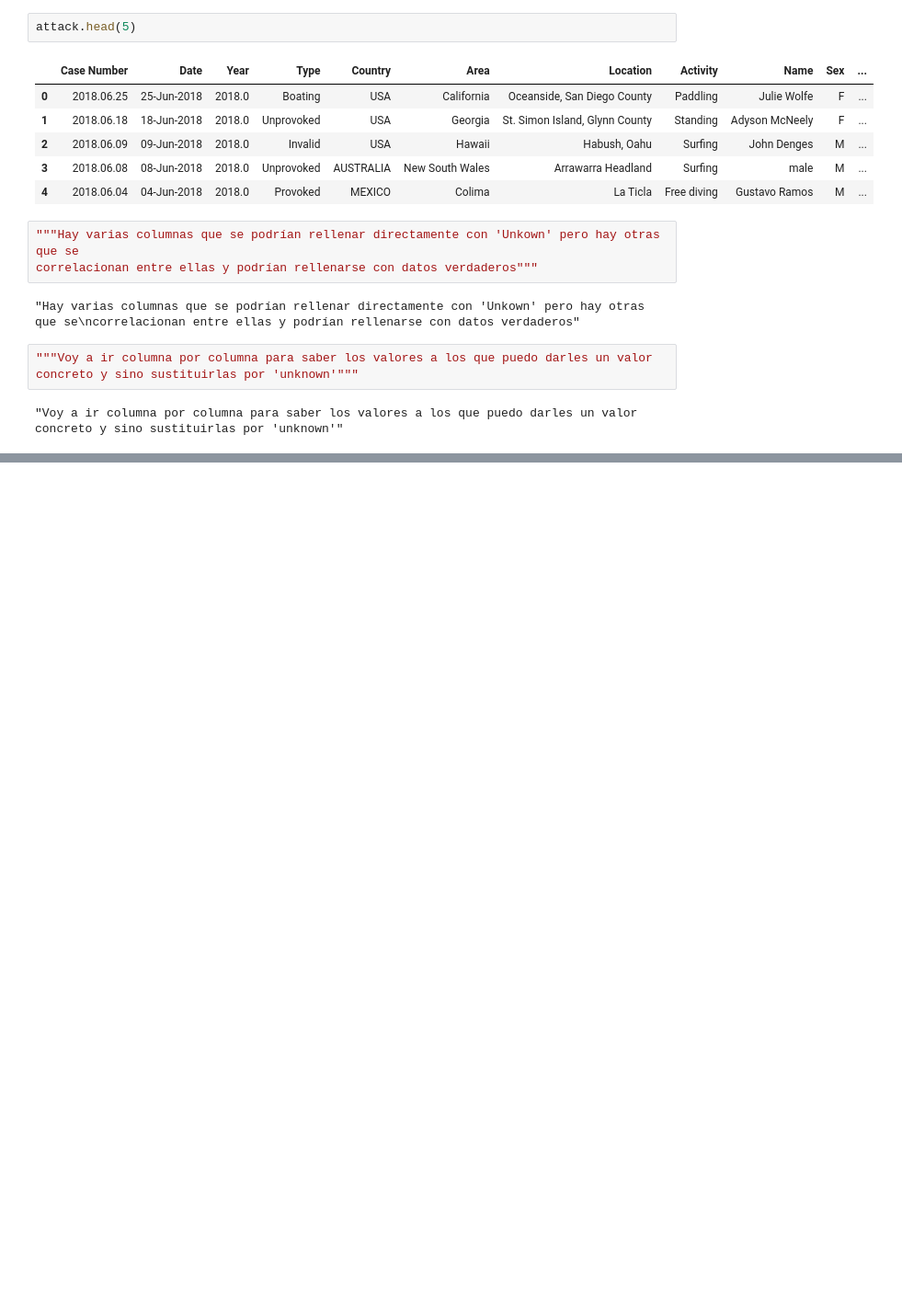
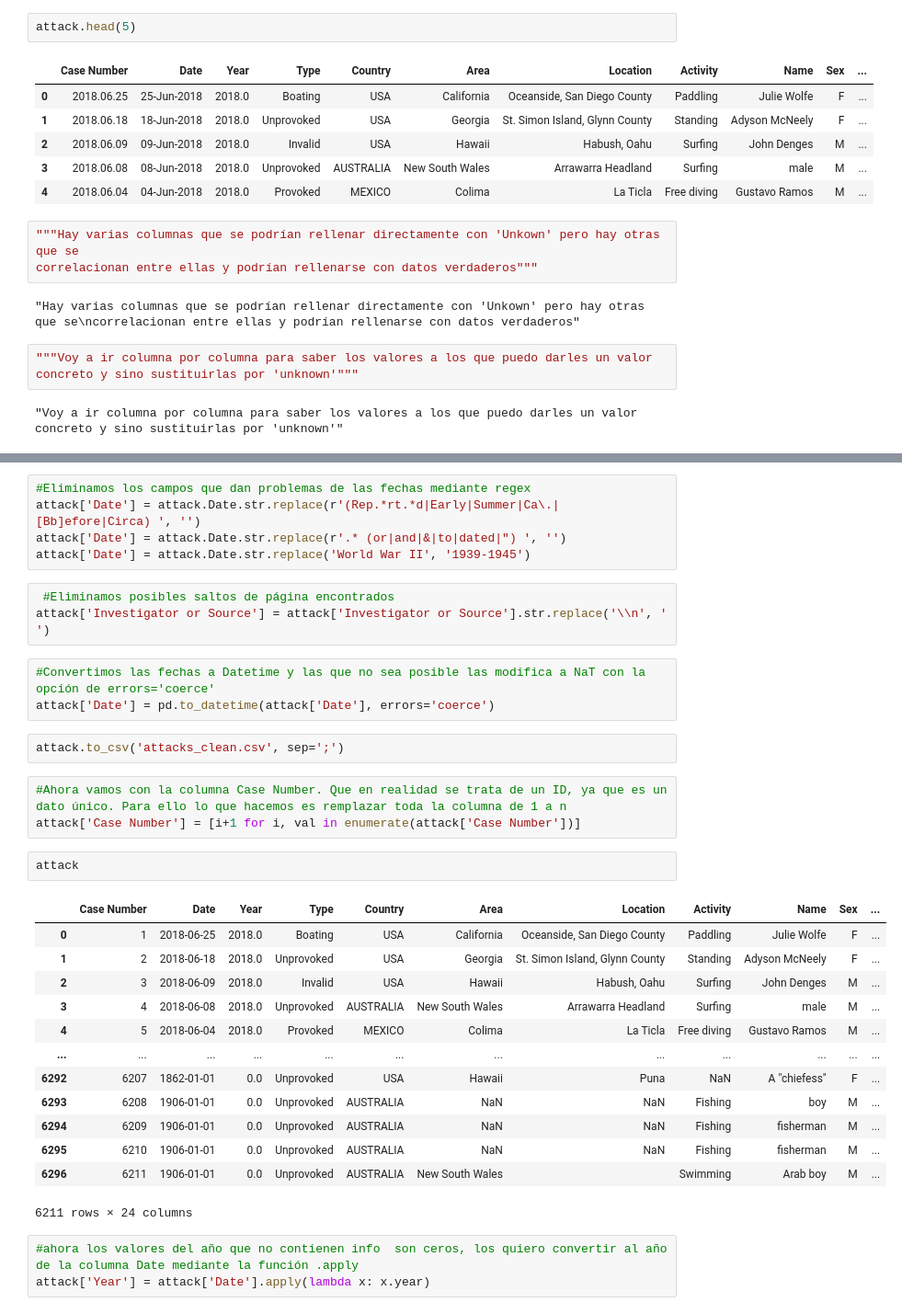
Before and after one commit to crisgo-data/data-cleaning-sharks-attack, a Jupyter notebook: limpieza_sharks.ipynb, the cells around one changed output, grey strips where cells are left out. Shown at 92% size. Drawn from its saved outputs; the diff is of its cells as text; blank space fills up the shorter version.

Commit message:
location

```diff
--- a/limpieza_sharks.ipynb
+++ b/limpieza_sharks.ipynb
@@ -274 +277,36 @@ Name: Date, Length: 5433, dtype: int64
+# %%
+#Eliminamos los campos que dan problemas de las fechas mediante regex
+attack['Date'] = attack.Date.str.replace(r'(Rep.*rt.*d|Early|Summer|Ca\.|[Bb]efore|Circa) ', '')
+attack['Date'] = attack.Date.str.replace(r'.* (or|and|&|to|dated|") ', '')
+attack['Date'] = attack.Date.str.replace('World War II', '1939-1945')
+# %%
+ #Eliminamos posibles saltos de página encontrados
+attack['Investigator or Source'] = attack['Investigator or Source'].str.replace('\\n', ' ')
+# %%
+#Convertimos las fechas a Datetime y las que no sea posible las modifica a NaT con la opción de errors='coerce'
+attack['Date'] = pd.to_datetime(attack['Date'], errors='coerce')
+# %%
+attack.to_csv('attacks_clean.csv', sep=';')
+# %%
+#Ahora vamos con la columna Case Number. Que en realidad se trata de un ID, ya que es un dato único. Para ello lo que hacemos es remplazar toda la columna de 1 a n
+attack['Case Number'] = [i+1 for i, val in enumerate(attack['Case Number'])]
+# %%
+attack
+# %% [output]
+|  | Case Number | Date | Year | Type | Country | Area | Location | Activity | Name | Sex | ... |
+| 0 | 1 | 2018-06-25 | 2018.0 | Boating | USA | California | Oceanside, San Diego County | Paddling | Julie Wolfe | F | ... |
+| 1 | 2 | 2018-06-18 | 2018.0 | Unprovoked | USA | Georgia | St. Simon Island, Glynn County | Standing | Adyson McNeely | F | ... |
+| 2 | 3 | 2018-06-09 | 2018.0 | Invalid | USA | Hawaii | Habush, Oahu | Surfing | John Denges | M | ... |
+| 3 | 4 | 2018-06-08 | 2018.0 | Unprovoked | AUSTRALIA | New South Wales | Arrawarra Headland | Surfing | male | M | ... |
+| 4 | 5 | 2018-06-04 | 2018.0 | Provoked | MEXICO | Colima | La Ticla | Free diving | Gustavo Ramos | M | ... |
+| ... | ... | ... | ... | ... | ... | ... | ... | ... | ... | ... | ... |
+| 6292 | 6207 | 1862-01-01 | 0.0 | Unprovoked | USA | Hawaii | Puna | NaN | A "chiefess" | F | ... |
+| 6293 | 6208 | 1906-01-01 | 0.0 | Unprovoked | AUSTRALIA | NaN | NaN | Fishing | boy | M | ... |
+| 6294 | 6209 | 1906-01-01 | 0.0 | Unprovoked | AUSTRALIA | NaN | NaN | Fishing | fisherman | M | ... |
+| 6295 | 6210 | 1906-01-01 | 0.0 | Unprovoked | AUSTRALIA | NaN | NaN | Fishing | fisherman | M | ... |
+| 6296 | 6211 | 1906-01-01 | 0.0 | Unprovoked | AUSTRALIA | New South Wales |  | Swimming | Arab boy | M | ... |
+6211 rows × 24 columns
+# %%
+#ahora los valores del año que no contienen info  son ceros, los quiero convertir al año de la columna Date mediante la función .apply
+attack['Year'] = attack['Date'].apply(lambda x: x.year)
 # %%
```
Also changed, not shown: parts of 22 cells of this notebook.
